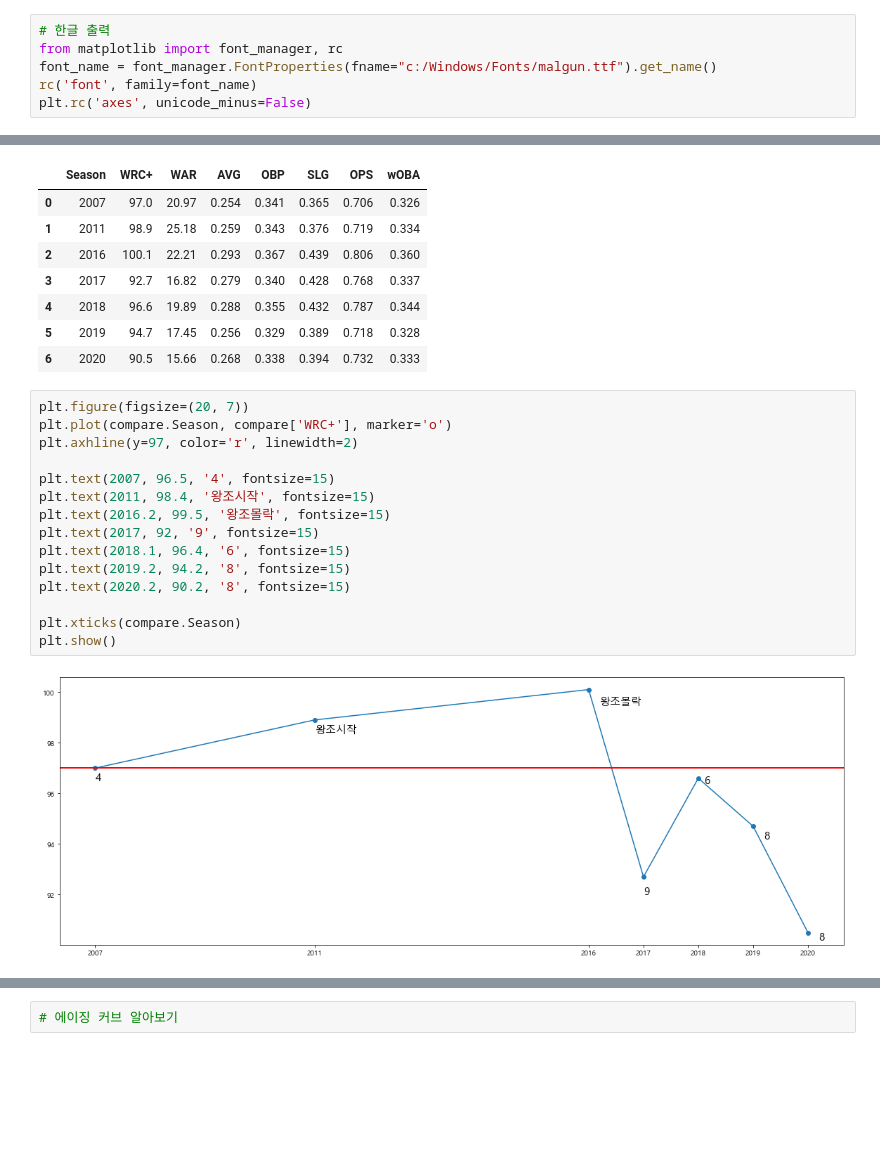
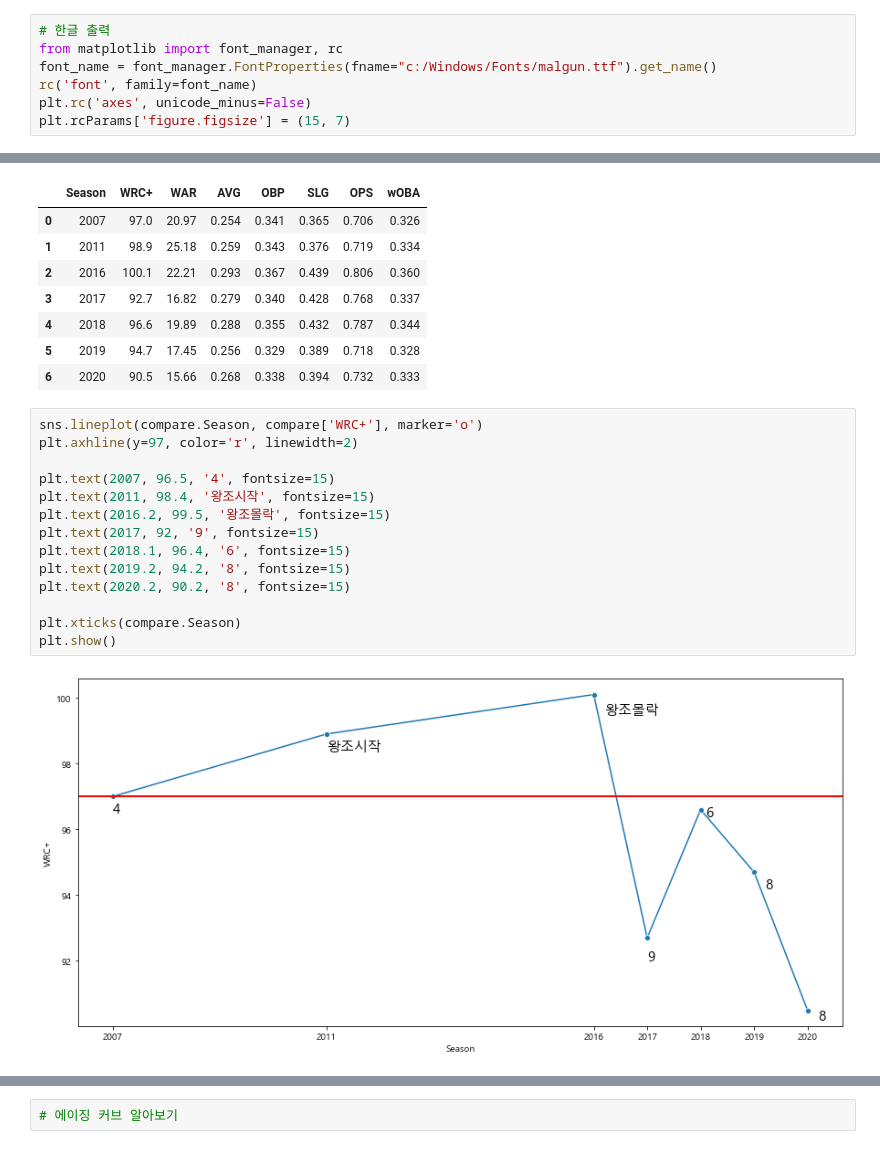
Before and after one commit to YeriNbow/KBO-Analysis, a Jupyter notebook: KBO Batter Analysis.ipynb, the cells around one changed output, grey strips where cells are left out. Saved outputs shown, nothing was run; the diff lists cells and outputs as text; blank space fills up the shorter version.

```diff
--- a/KBO Batter Analysis.ipynb
+++ b/KBO Batter Analysis.ipynb
@@ -12,6 +12,7 @@ from matplotlib import font_manager, rc
 font_name = font_manager.FontProperties(fname="c:/Windows/Fonts/malgun.ttf").get_name()
 rc('font', family=font_name)
 plt.rc('axes', unicode_minus=False)
+plt.rcParams['figure.figsize'] = (15, 7)
 # %%
 팀 상황 알아보기(삼성 라이온즈)
 # %%
@@ -68,20 +91,19 @@ compare
 | 5 | 2019 | 94.7 | 17.45 | 0.256 | 0.329 | 0.389 | 0.718 | 0.328 |
 | 6 | 2020 | 90.5 | 15.66 | 0.268 | 0.338 | 0.394 | 0.732 | 0.333 |
 # %%
-plt.figure(figsize=(20, 7))
-plt.plot(compare.Season, compare['WRC+'], marker='o')
+sns.lineplot(compare.Season, compare['WRC+'], marker='o')
 plt.axhline(y=97, color='r', linewidth=2)
 
 plt.text(2007, 96.5, '4', fontsize=15)
 plt.text(2011, 98.4, '왕조시작', fontsize=15)
 plt.text(2016.2, 99.5, '왕조몰락', fontsize=15)
 plt.text(2017, 92, '9', fontsize=15)
 plt.text(2018.1, 96.4, '6', fontsize=15)
 plt.text(2019.2, 94.2, '8', fontsize=15)
 plt.text(2020.2, 90.2, '8', fontsize=15)
 
 plt.xticks(compare.Season)
 plt.show()
 # %% [output]
-[figure, old version]
+[figure, new version]
 # %%
```
Also changed, not shown: parts of 49 cells of this notebook.
